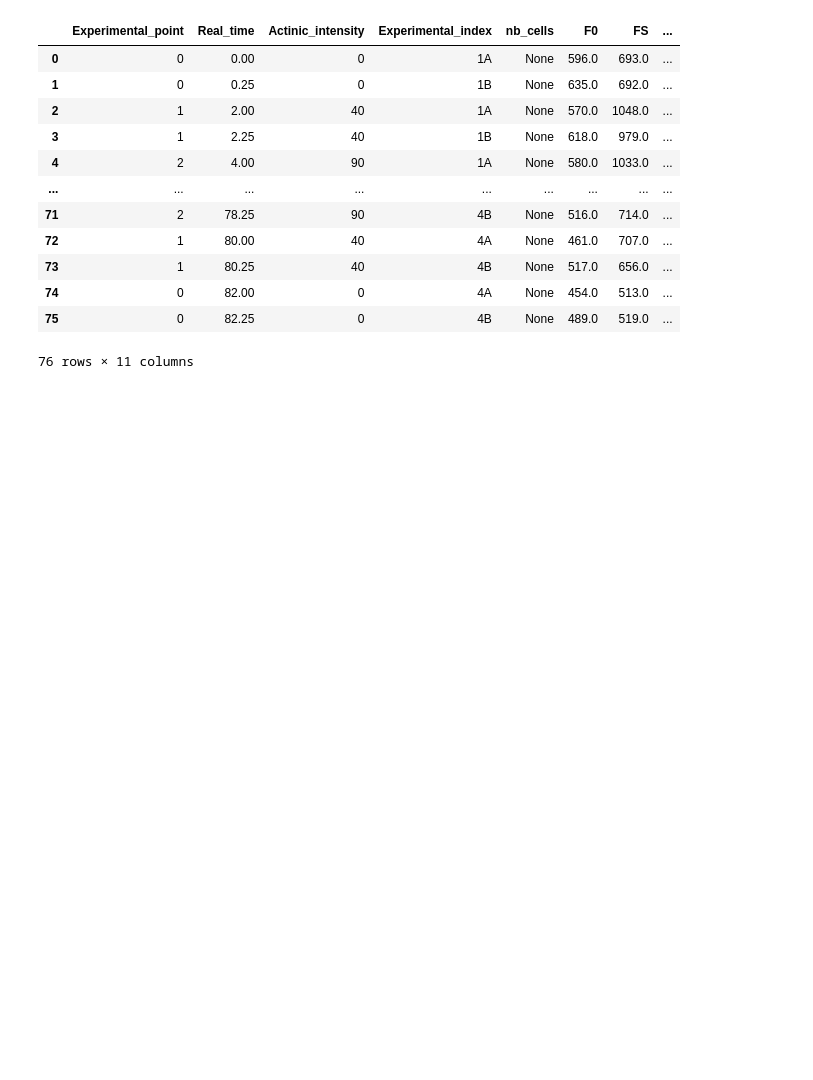
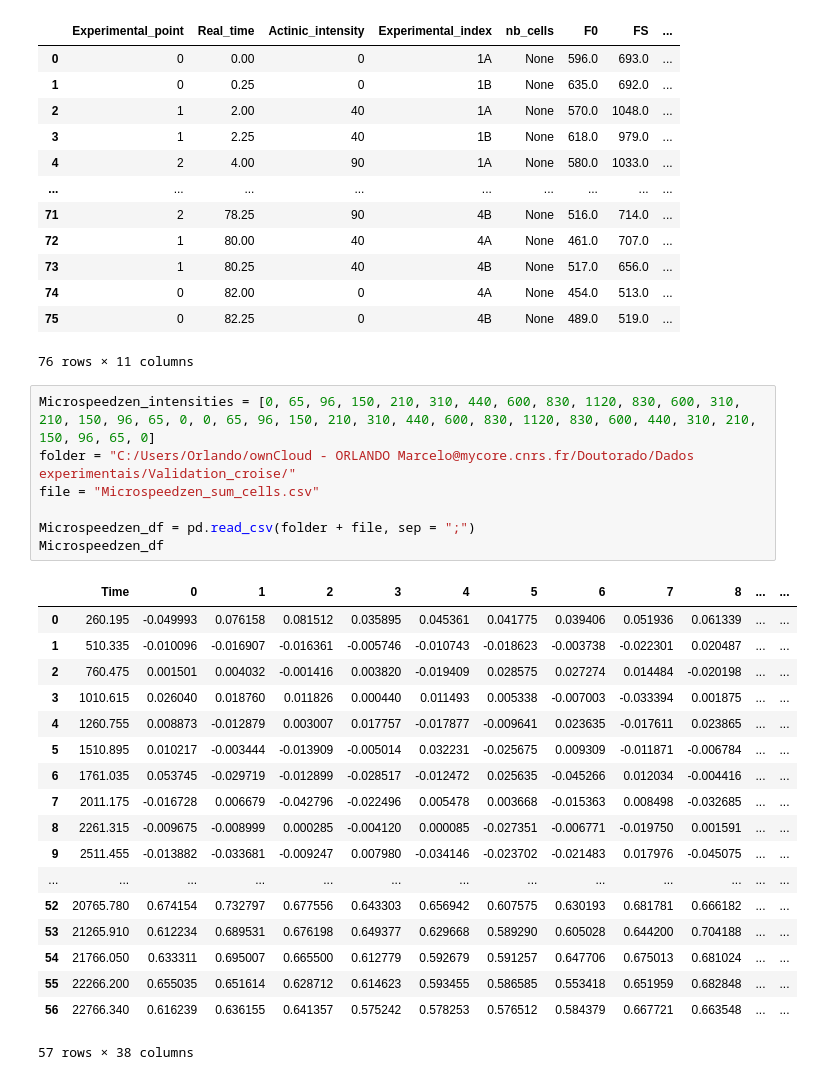
Before and after one commit to orlandomarcelo/DREAM_repo, a Jupyter notebook: Notebooks/cross_validation.ipynb, the cells around one changed output. Saved outputs shown, nothing was run; the diff lists cells and outputs as text; blank space fills up the shorter version.

```diff
--- a/Notebooks/cross_validation.ipynb
+++ b/Notebooks/cross_validation.ipynb
@@ -435,3 +440,29 @@ data_table
 | 74 | 0 | 82.00 | 0 | 4A | None | 454.0 | 513.0 | ... |
 | 75 | 0 | 82.25 | 0 | 4B | None | 489.0 | 519.0 | ... |
 76 rows × 11 columns
+# %%
+Microspeedzen_intensities = [0, 65,	96,	150, 210, 310, 440, 600, 830, 1120,	830, 600, 310, 210, 150, 96, 65, 0, 0,	65, 96,	150, 210, 310, 440,	600, 830, 1120,	830, 600, 440, 310, 210, 150, 96, 65, 0]
+folder = "C:/Users/Orlando/ownCloud - ORLANDO Marcelo@mycore.cnrs.fr/Doutorado/Dados experimentais/Validation_croise/"
+file = "Microspeedzen_sum_cells.csv"
+
+Microspeedzen_df = pd.read_csv(folder + file, sep = ";")
+Microspeedzen_df
+# %% [output]
+|  | Time | 0 | 1 | 2 | 3 | 4 | 5 | 6 | 7 | 8 | ... | ... |
+| 0 | 260.195 | -0.049993 | 0.076158 | 0.081512 | 0.035895 | 0.045361 | 0.041775 | 0.039406 | 0.051936 | 0.061339 | ... | ... |
+| 1 | 510.335 | -0.010096 | -0.016907 | -0.016361 | -0.005746 | -0.010743 | -0.018623 | -0.003738 | -0.022301 | 0.020487 | ... | ... |
+| 2 | 760.475 | 0.001501 | 0.004032 | -0.001416 | 0.003820 | -0.019409 | 0.028575 | 0.027274 | 0.014484 | -0.020198 | ... | ... |
+| 3 | 1010.615 | 0.026040 | 0.018760 | 0.011826 | 0.000440 | 0.011493 | 0.005338 | -0.007003 | -0.033394 | 0.001875 | ... | ... |
+| 4 | 1260.755 | 0.008873 | -0.012879 | 0.003007 | 0.017757 | -0.017877 | -0.009641 | 0.023635 | -0.017611 | 0.023865 | ... | ... |
+| 5 | 1510.895 | 0.010217 | -0.003444 | -0.013909 | -0.005014 | 0.032231 | -0.025675 | 0.009309 | -0.011871 | -0.006784 | ... | ... |
+| 6 | 1761.035 | 0.053745 | -0.029719 | -0.012899 | -0.028517 | -0.012472 | 0.025635 | -0.045266 | 0.012034 | -0.004416 | ... | ... |
+| 7 | 2011.175 | -0.016728 | 0.006679 | -0.042796 | -0.022496 | 0.005478 | 0.003668 | -0.015363 | 0.008498 | -0.032685 | ... | ... |
+| 8 | 2261.315 | -0.009675 | -0.008999 | 0.000285 | -0.004120 | 0.000085 | -0.027351 | -0.006771 | -0.019750 | 0.001591 | ... | ... |
+| 9 | 2511.455 | -0.013882 | -0.033681 | -0.009247 | 0.007980 | -0.034146 | -0.023702 | -0.021483 | 0.017976 | -0.045075 | ... | ... |
+| ... | ... | ... | ... | ... | ... | ... | ... | ... | ... | ... | ... | ... |
+| 52 | 20765.780 | 0.674154 | 0.732797 | 0.677556 | 0.643303 | 0.656942 | 0.607575 | 0.630193 | 0.681781 | 0.666182 | ... | ... |
+| 53 | 21265.910 | 0.612234 | 0.689531 | 0.676198 | 0.649377 | 0.629668 | 0.589290 | 0.605028 | 0.644200 | 0.704188 | ... | ... |
+| 54 | 21766.050 | 0.633311 | 0.695007 | 0.665500 | 0.612779 | 0.592679 | 0.591257 | 0.647706 | 0.675013 | 0.681024 | ... | ... |
+| 55 | 22266.200 | 0.655035 | 0.651614 | 0.628712 | 0.614623 | 0.593455 | 0.586585 | 0.553418 | 0.651959 | 0.682848 | ... | ... |
+| 56 | 22766.340 | 0.616239 | 0.636155 | 0.641357 | 0.575242 | 0.578253 | 0.576512 | 0.584379 | 0.667721 | 0.663548 | ... | ... |
+57 rows × 38 columns
```
Also changed, not shown: parts of 4 cells of this notebook, 6 other files.
